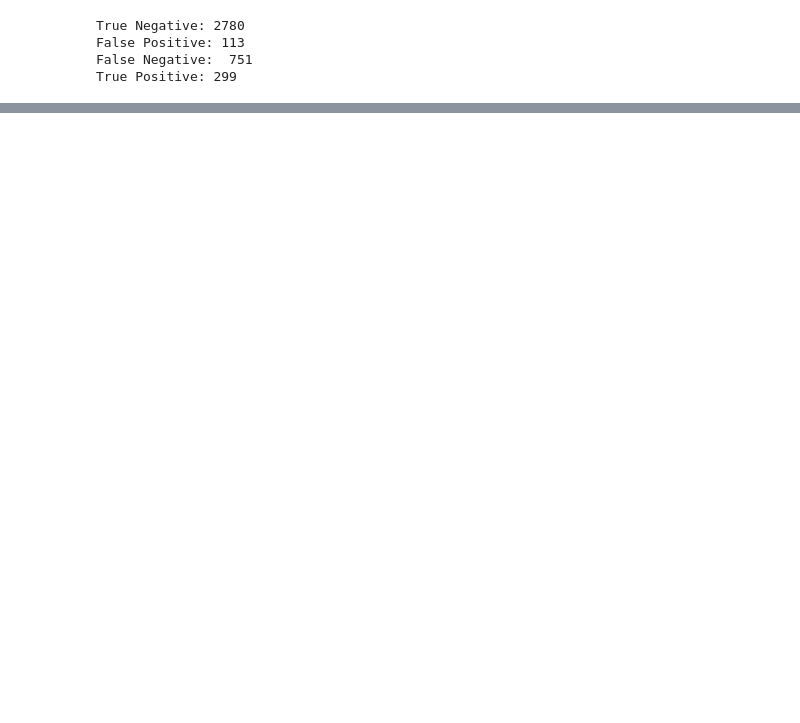
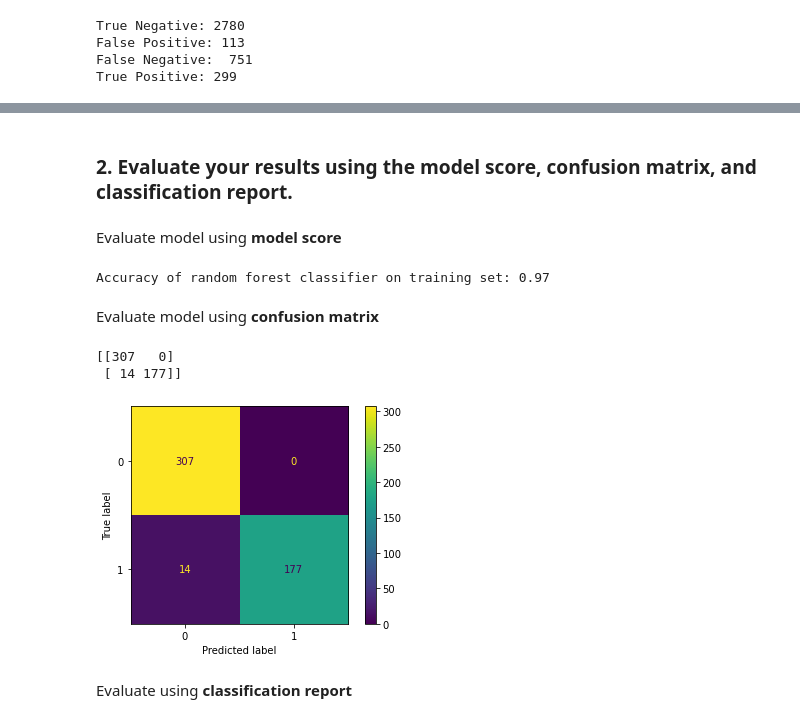
Before and after one commit to Yvette-Ibarra/classification-exercises, a Jupyter notebook: Model.ipynb, the cells around one changed output, grey strips where cells are left out. Drawn from its saved outputs; the diff is of its cells as text; code cells hidden in the pictures; blank space fills up the shorter version.

```diff
--- a/Model.ipynb
+++ b/Model.ipynb
@@ -902,0 +1115,3 @@ https://raw.githubusercontent.com/CodeupClassroom/mirzakhani-classification-exer
+# %%
+y_pred = random_forest.predict(X_train)
+y_pred
@@ -902,0 +1163,26 @@ https://raw.githubusercontent.com/CodeupClassroom/mirzakhani-classification-exer
+# %% [markdown]
+### 2. Evaluate your results using the model score, confusion matrix, and classification report.
+# %% [markdown]
+Evaluate model using **model score**
+# %%
+print('Accuracy of random forest classifier on training set: {:.2f}'
+     .format(random_forest.score(X_train, y_train)))
+# %% [output]
+Accuracy of random forest classifier on training set: 0.97
+# %% [markdown]
+Evaluate model using **confusion matrix**
+# %%
+cm = confusion_matrix(y_train, y_pred)
+print(cm)
+# %% [output]
+[[307   0]
+ [ 14 177]]
+# %%
+disp = ConfusionMatrixDisplay(confusion_matrix=cm, display_labels=random_forest.classes_)
+
+disp.plot()
+plt.show()
+# %% [output]
+[figure, added]
+# %% [markdown]
+Evaluate using **classification report**
```
Also changed, not shown: parts of 69 cells of this notebook.
